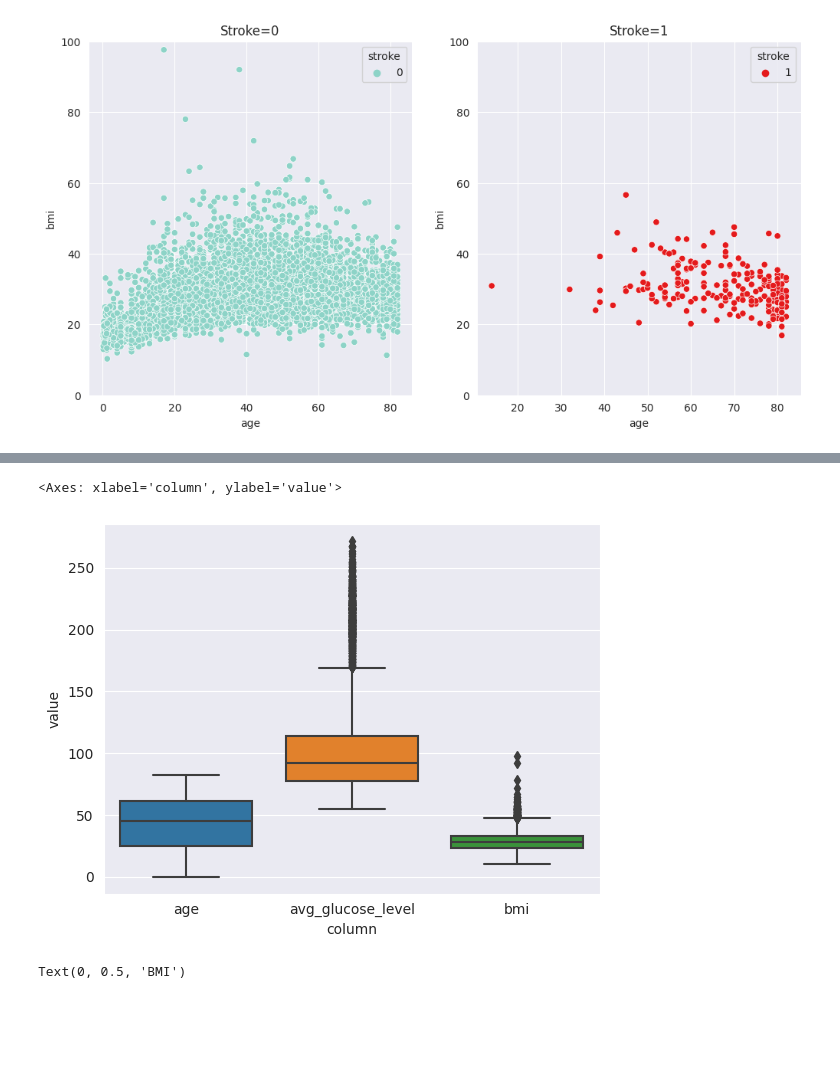
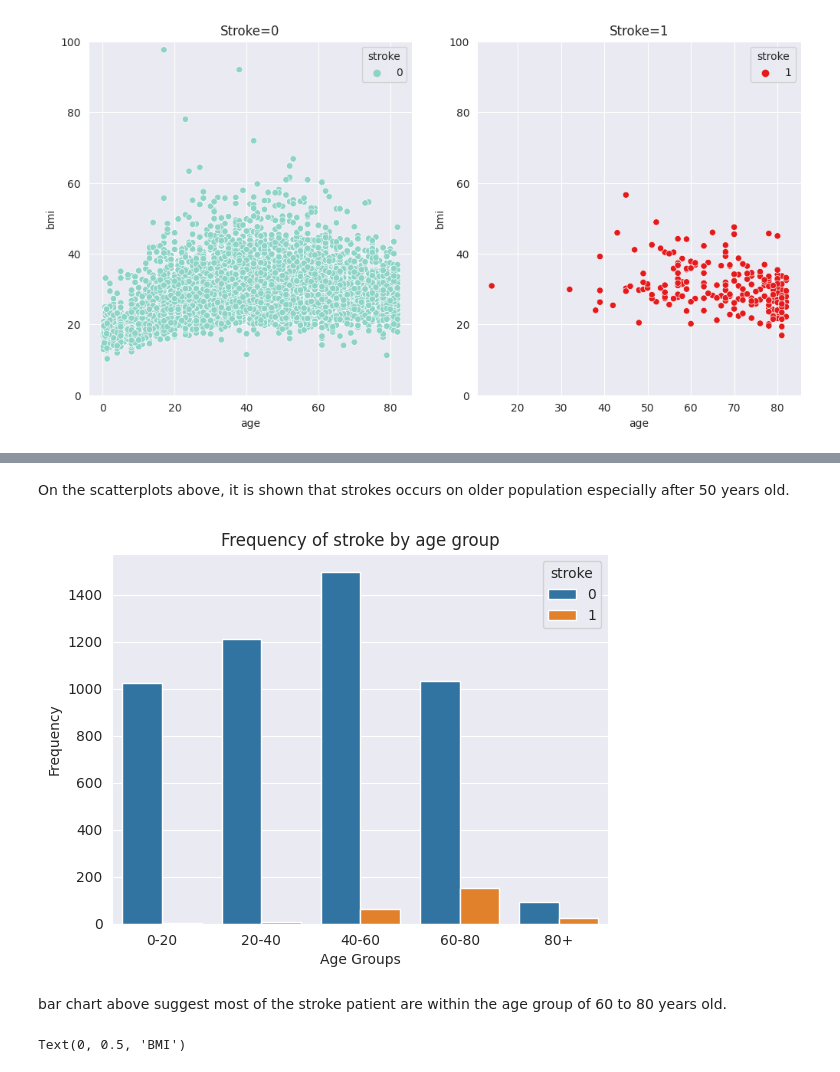
Before and after one commit to hawkeyedatatsai/Stroke-Prediction, a Jupyter notebook: Stroke_Prediction.ipynb, the cells around one changed output, grey strips where cells are left out. Saved outputs shown, nothing was run; the diff lists cells and outputs as text; code cells hidden in the pictures; blank space fills up the shorter version.

```diff
--- a/Stroke_Prediction.ipynb
+++ b/Stroke_Prediction.ipynb
@@ -308,10 +308,3 @@ ax2.set_ylim(0, 100)
 plt.show()
 # %% [output]
 [figure]
-# %%
-sns.set_style('darkgrid')
-sns.lmplot(x='age', y='bmi', hue='stroke', data=df, height=8
-           , aspect=2)
-plt.title('Scatter Plot of Age and BMI by Hypertension')
-plt.xlabel('Age')
-plt.ylabel('BMI')
@@ -321,15 +311,20 @@ Text(31.599801432291663, 0.5, 'BMI')
-# %%
-# Select the columns to include in the box plots
-cols = ['age', 'avg_glucose_level', 'bmi']
-
-# Transform the data into a long format
-melted_data = pd.melt(df[cols], var_name='column')
-
-# Create the box plots
-sns.boxplot(x='column', y='value', data=melted_data)
-# %% [output]
-<Axes: xlabel='column', ylabel='value'>
-[figure, removed]
+# %% [markdown]
+On the scatterplots above, it is shown that strokes occurs on older population especially after 50 years old.
+# %%
+#create age groups
+df['age_group'] = pd.cut(df['age'], bins=[0, 20, 40, 60, 80, 100], labels=['0-20', '20-40', '40-60', '60-80', '80+'])
+
+sns.countplot(x='age_group', hue='stroke', data=df)
+
+plt.title('Frequency of stroke by age group')
+plt.xlabel('Age Groups')
+plt.ylabel('Frequency')
+
+plt.show()
+# %% [output]
+[figure, added]
+# %% [markdown]
+bar chart above suggest most of the stroke patient are within the age group of 60 to 80 years old.
 # %%
 sns.lineplot(x='age', y='bmi', hue='hypertension', data=df)
 plt.title('Relationship between Age, BMI and Hypertension')
```
Also changed, not shown: parts of 1 cell of this notebook.
